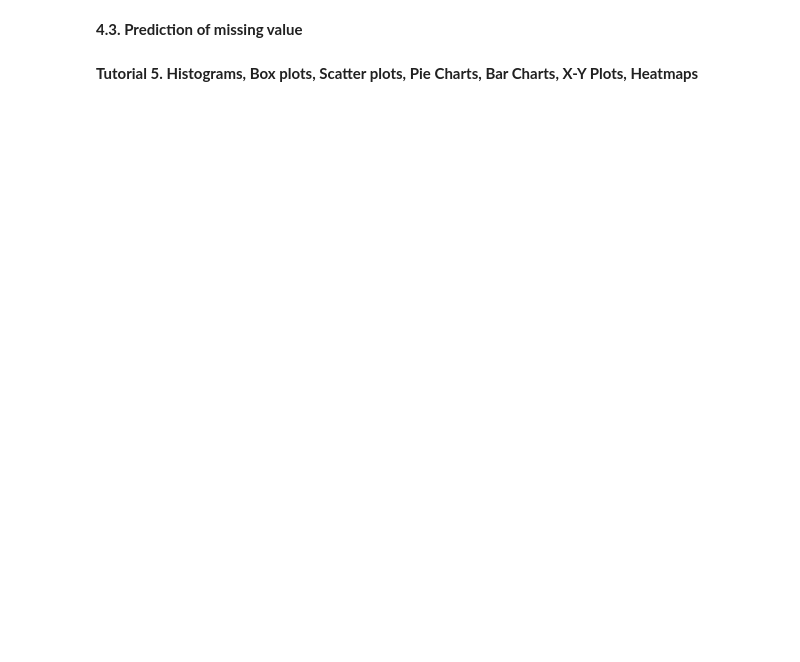
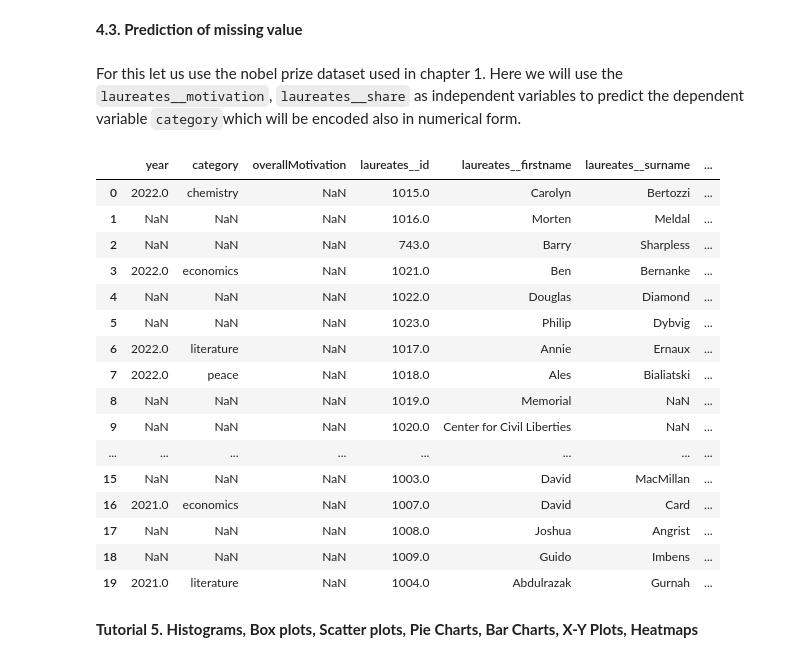
Before and after one commit to bpbpublications/Statistics-for-Data-Scientists-and-Analysts, a Jupyter notebook: notebooks/chapter2/chapter2.ipynb, the cells around one changed output. Saved outputs shown, nothing was run; the diff lists cells and outputs as text; code cells hidden in the pictures; blank space fills up the shorter version.

Commit message:
4.3. Prediction of missing value started

```diff
--- a/notebooks/chapter2/chapter2.ipynb
+++ b/notebooks/chapter2/chapter2.ipynb
@@ -647,4 +733,34 @@ diabities_df.head(6)
 # %% [markdown]
 **4.3. Prediction of missing value**
+# %% [markdown]
+For this let us use the nobel prize dataset used in chapter 1. Here we will use the `laureates__motivation`,	`laureates__share` as independent variables to predict the dependent variable `category`which will be encoded also in numerical form.
+# %%
+import pandas as pd
+import numpy as np
+import matplotlib.pyplot as plt
+import pandas as pd
+from IPython.display import display
+
+# Read the json file from the direcotory
+prize_df = pd.read_csv("/workspaces/ImplementingStatisticsWithPython/data/chapter1/prize.csv")
+prize_df.head(20)
+# %% [output]
+|  | year | category | overallMotivation | laureates__id | laureates__firstname | laureates__surname | ... |
+| 0 | 2022.0 | chemistry | NaN | 1015.0 | Carolyn | Bertozzi | ... |
+| 1 | NaN | NaN | NaN | 1016.0 | Morten | Meldal | ... |
+| 2 | NaN | NaN | NaN | 743.0 | Barry | Sharpless | ... |
+| 3 | 2022.0 | economics | NaN | 1021.0 | Ben | Bernanke | ... |
+| 4 | NaN | NaN | NaN | 1022.0 | Douglas | Diamond | ... |
+| 5 | NaN | NaN | NaN | 1023.0 | Philip | Dybvig | ... |
+| 6 | 2022.0 | literature | NaN | 1017.0 | Annie | Ernaux | ... |
+| 7 | 2022.0 | peace | NaN | 1018.0 | Ales | Bialiatski | ... |
+| 8 | NaN | NaN | NaN | 1019.0 | Memorial | NaN | ... |
+| 9 | NaN | NaN | NaN | 1020.0 | Center for Civil Liberties | NaN | ... |
+| ... | ... | ... | ... | ... | ... | ... | ... |
+| 15 | NaN | NaN | NaN | 1003.0 | David | MacMillan | ... |
+| 16 | 2021.0 | economics | NaN | 1007.0 | David | Card | ... |
+| 17 | NaN | NaN | NaN | 1008.0 | Joshua | Angrist | ... |
+| 18 | NaN | NaN | NaN | 1009.0 | Guido | Imbens | ... |
+| 19 | 2021.0 | literature | NaN | 1004.0 | Abdulrazak | Gurnah | ... |
 # %% [markdown]
 **Tutorial 5. Histograms, Box plots, Scatter plots, Pie Charts, Bar Charts, X-Y Plots, Heatmaps**
```
Also changed, not shown: parts of 7 cells of this notebook.
